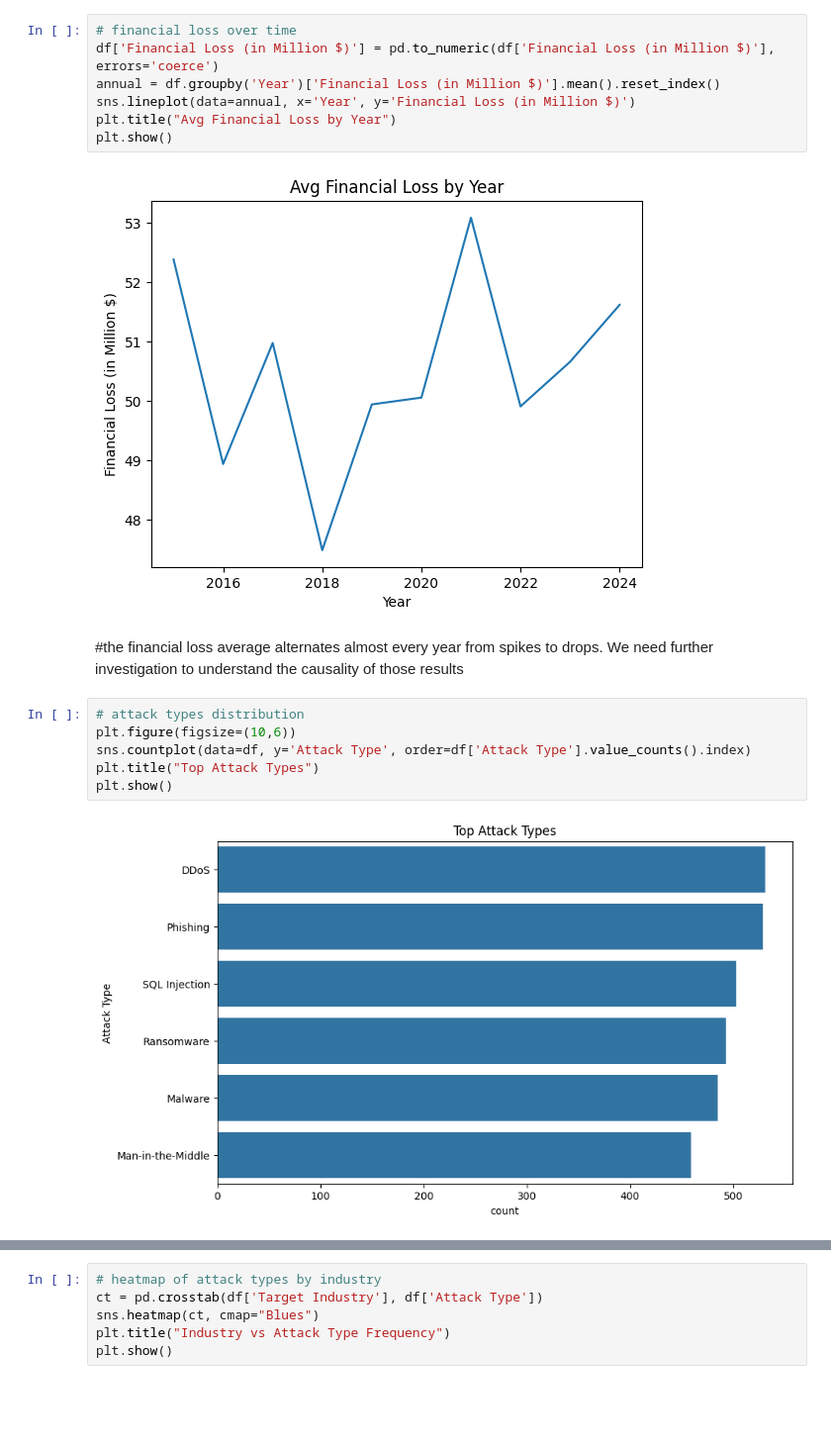
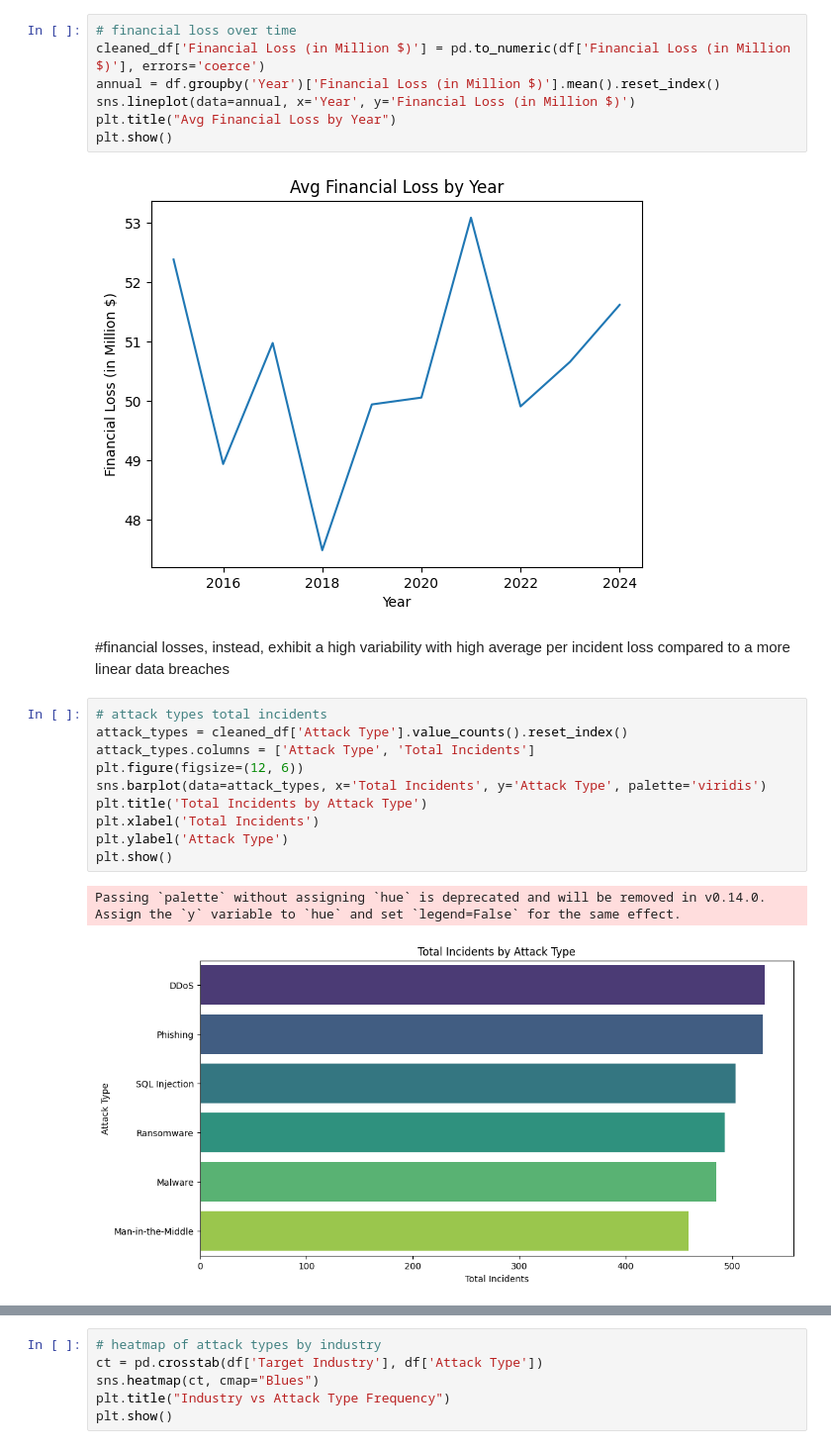
Before and after one commit to LixPix/Global-Cybersecurity-Threats-and-Trends, a Jupyter notebook: jupyter_notebooks/global_cyberthreats_ETL.ipynb, the cells around one changed output, grey strips where cells are left out. Shown at 99% size. Cells and saved outputs as stored; diff of their text form; blank space fills up the shorter version.

Commit message:
Eda and visuals

```diff
--- a/jupyter_notebooks/global_cyberthreats_ETL.ipynb
+++ b/jupyter_notebooks/global_cyberthreats_ETL.ipynb
@@ -105,6 +109,6 @@ Passing `palette` without assigning `hue` is deprecated and will be removed in v
 # %%
 # financial loss over time
-df['Financial Loss (in Million $)'] = pd.to_numeric(df['Financial Loss (in Million $)'], errors='coerce')
+cleaned_df['Financial Loss (in Million $)'] = pd.to_numeric(df['Financial Loss (in Million $)'], errors='coerce')
 annual = df.groupby('Year')['Financial Loss (in Million $)'].mean().reset_index()
 sns.lineplot(data=annual, x='Year', y='Financial Loss (in Million $)')
 plt.title("Avg Financial Loss by Year")
@@ -112,13 +116,18 @@ plt.show()
 # %% [output]
 [figure]
 # %% [markdown]
-#the financial loss average alternates almost every year from spikes to drops. We need further investigation to understand the causality of those results
+#financial losses, instead, exhibit a high variability with high average per incident loss compared to a more linear data breaches
 # %%
-# attack types distribution
-plt.figure(figsize=(10,6))
-sns.countplot(data=df, y='Attack Type', order=df['Attack Type'].value_counts().index)
-plt.title("Top Attack Types")
+# attack types total incidents
+attack_types = cleaned_df['Attack Type'].value_counts().reset_index()
+attack_types.columns = ['Attack Type', 'Total Incidents']
+plt.figure(figsize=(12, 6))
+sns.barplot(data=attack_types, x='Total Incidents', y='Attack Type', palette='viridis')
+plt.title('Total Incidents by Attack Type')
+plt.xlabel('Total Incidents')
+plt.ylabel('Attack Type')
 plt.show()
 # %% [output]
+Passing `palette` without assigning `hue` is deprecated and will be removed in v0.14.0. Assign the `y` variable to `hue` and set `legend=False` for the same effect.
-[figure, old version]
+[figure, new version]
 # %% [markdown]
```
Also changed, not shown: parts of 22 cells of this notebook.
